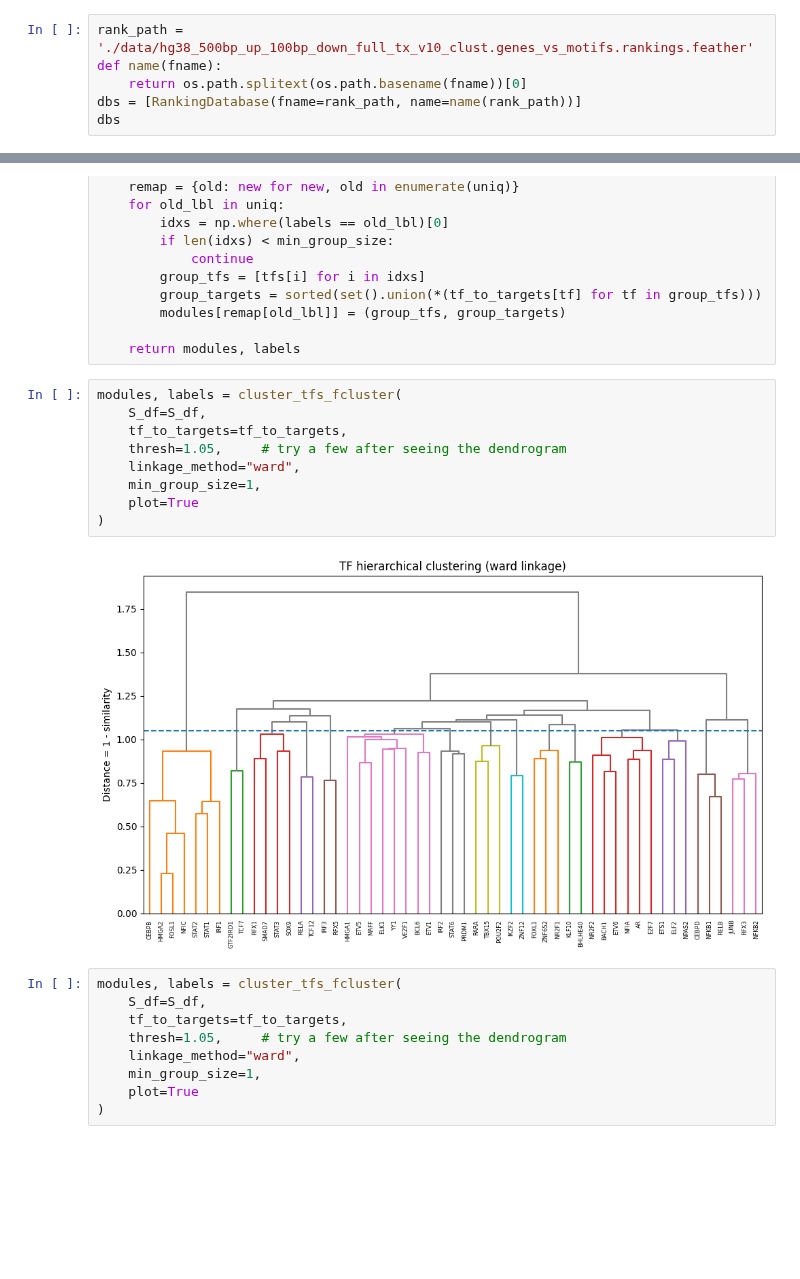
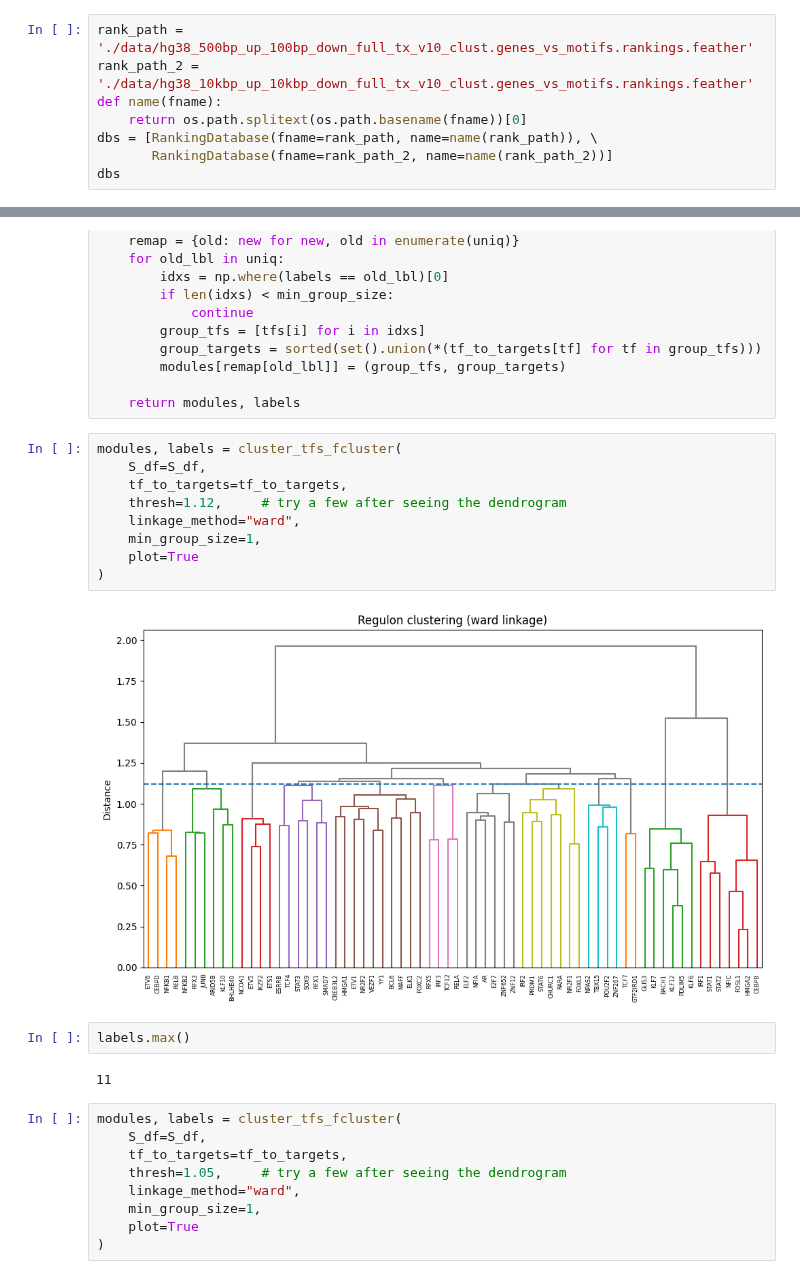
Before and after one commit to azizilab/SHERLOCK, a Jupyter notebook: PerturbVAE/module_caller.ipynb, the cells around one changed output, grey strips where cells are left out. Drawn from its saved outputs; the diff is of its cells as text; blank space fills up the shorter version.

```diff
--- a/PerturbVAE/module_caller.ipynb
+++ b/PerturbVAE/module_caller.ipynb
@@ -75,8 +75,10 @@ len(modules)
 1020
 # %%
 rank_path = './data/hg38_500bp_up_100bp_down_full_tx_v10_clust.genes_vs_motifs.rankings.feather'
+rank_path_2 = './data/hg38_10kbp_up_10kbp_down_full_tx_v10_clust.genes_vs_motifs.rankings.feather'
 def name(fname):
     return os.path.splitext(os.path.basename(fname))[0]
-dbs = [RankingDatabase(fname=rank_path, name=name(rank_path))]
+dbs = [RankingDatabase(fname=rank_path, name=name(rank_path)), \
+       RankingDatabase(fname=rank_path_2, name=name(rank_path_2))]
 dbs
 # %% [output]
@@ -267,14 +274,18 @@ def cluster_tfs_fcluster(
 # %%
 modules, labels = cluster_tfs_fcluster(
     S_df=S_df,
     tf_to_targets=tf_to_targets,
-    thresh=1.05,     # try a few after seeing the dendrogram
+    thresh=1.12,     # try a few after seeing the dendrogram
     linkage_method="ward",
     min_group_size=1,
     plot=True
 )
 # %% [output]
-[figure, old version]
+[figure, new version]
+# %%
+labels.max()
+# %% [output]
+11
 # %%
 modules, labels = cluster_tfs_fcluster(
     S_df=S_df,
```
Also changed, not shown: parts of 13 cells of this notebook.
